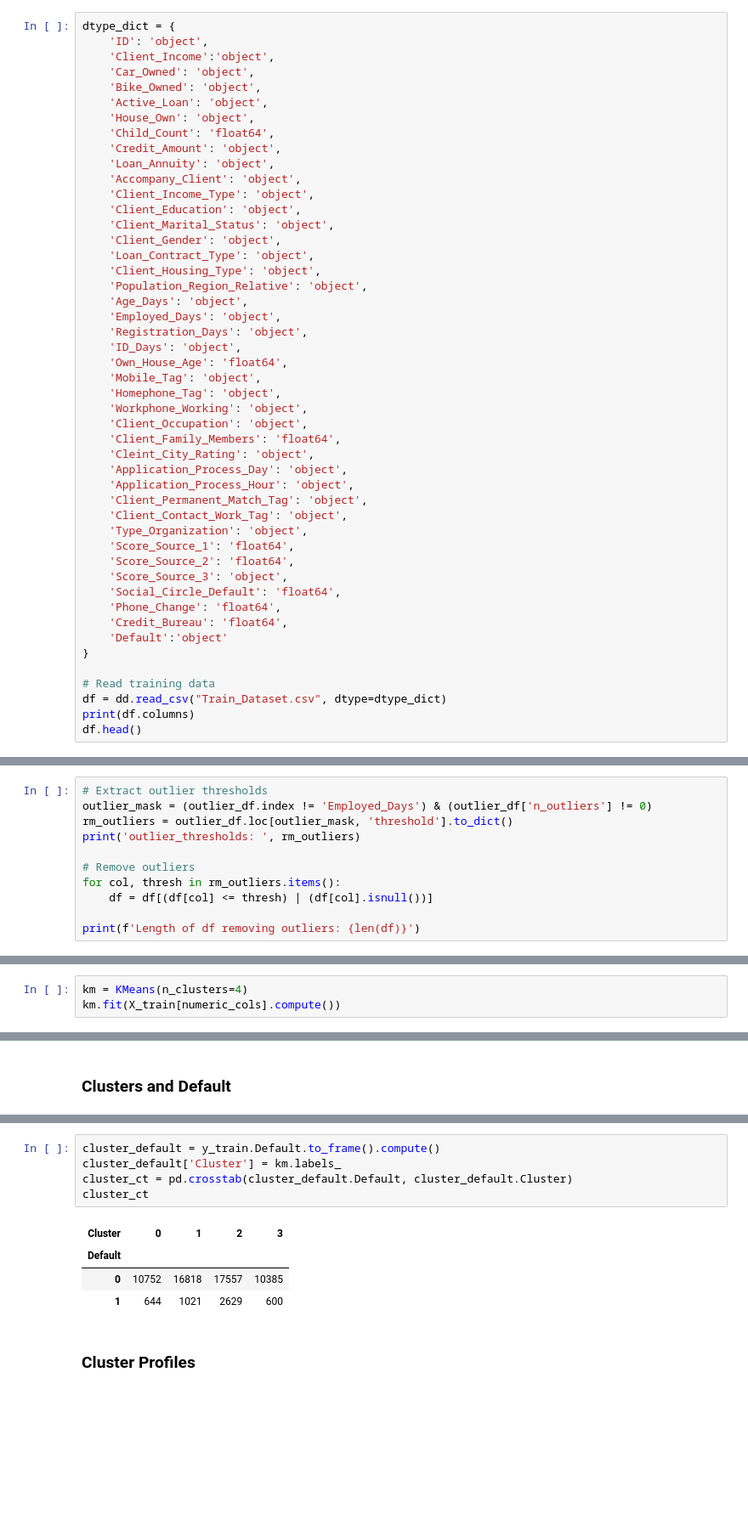
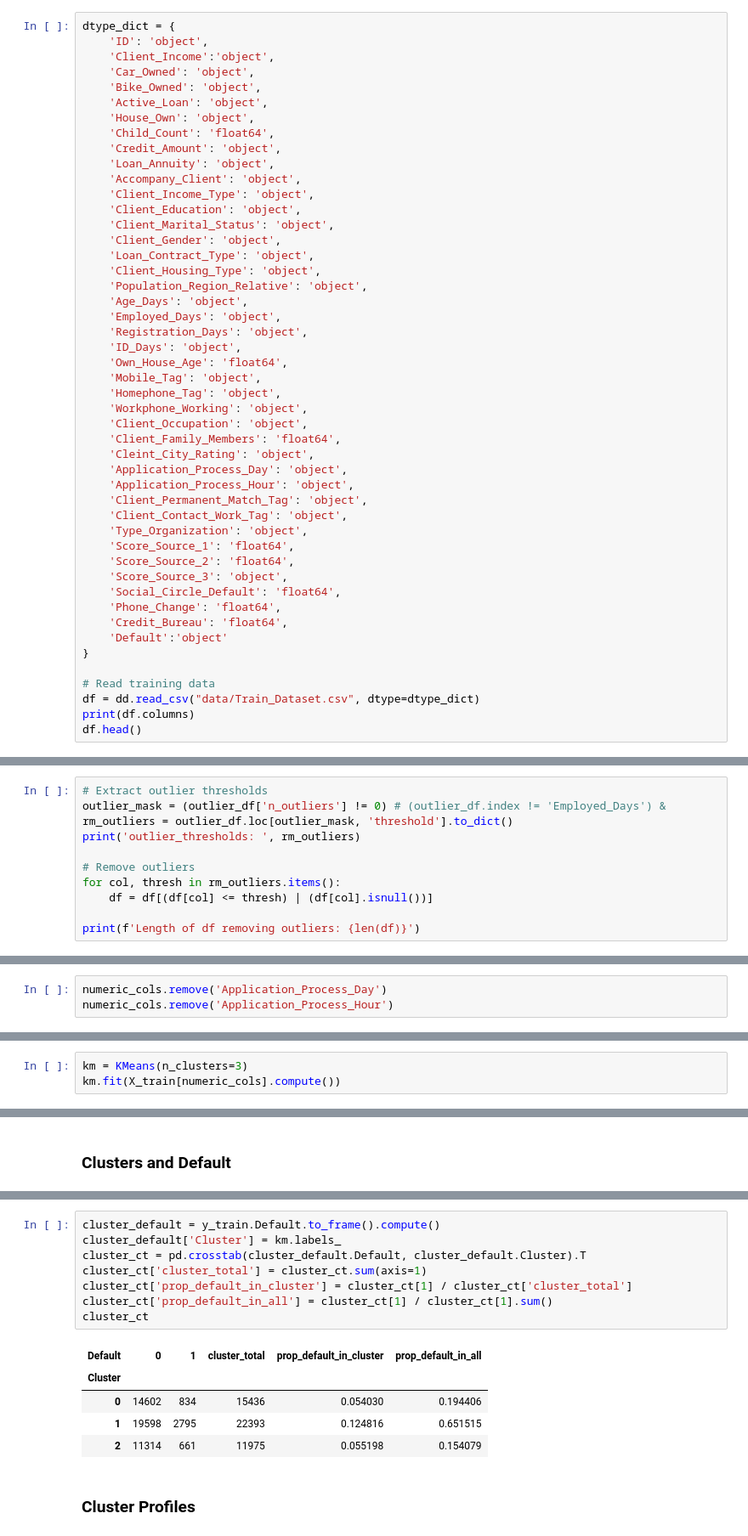
Before and after one commit to Steve-Glover/bda-dask-ml, a Jupyter notebook: sglover_bda_dask_ml.ipynb, the cells around one changed output, grey strips where cells are left out. Shown at 85% size. Drawn from its saved outputs; the diff is of its cells as text; blank space fills up the shorter version.

```diff
--- a/sglover_bda_dask_ml.ipynb
+++ b/sglover_bda_dask_ml.ipynb
@@ -115,7 +115,7 @@ dtype_dict = {
 }
 
 # Read training data
-df = dd.read_csv("Train_Dataset.csv", dtype=dtype_dict)
+df = dd.read_csv("data/Train_Dataset.csv", dtype=dtype_dict)
 print(df.columns)
 df.head()
 # %% [output]
@@ -568,7 +592,7 @@ outlier_df
 Do not remove Employed_Days
 # %%
 # Extract outlier thresholds
-outlier_mask = (outlier_df.index != 'Employed_Days') & (outlier_df['n_outliers'] != 0)
+outlier_mask = (outlier_df['n_outliers'] != 0) # (outlier_df.index != 'Employed_Days') &
 rm_outliers = outlier_df.loc[outlier_mask, 'threshold'].to_dict()
 print('outlier_thresholds: ', rm_outliers)
 
@@ -908,6 +932,9 @@ numeric_cols
  'Application_Process_Hour',
  'Phone_Change',
  'scores_mean']
+# %%
+numeric_cols.remove('Application_Process_Day')
+numeric_cols.remove('Application_Process_Hour')
 # %% [markdown]
 # Clustering
 ## Choosing K
@@ -936,6 +963,6 @@ plt.show()
 # %% [markdown]
 ### Cluster
 # %%
-km = KMeans(n_clusters=4)
+km = KMeans(n_clusters=3)
 km.fit(X_train[numeric_cols].compute())
 # %% [output]
@@ -959,12 +1007,16 @@ plt.show()
 # %%
 cluster_default = y_train.Default.to_frame().compute()
 cluster_default['Cluster'] = km.labels_
-cluster_ct = pd.crosstab(cluster_default.Default, cluster_default.Cluster)
+cluster_ct = pd.crosstab(cluster_default.Default, cluster_default.Cluster).T
+cluster_ct['cluster_total'] = cluster_ct.sum(axis=1)
+cluster_ct['prop_default_in_cluster'] = cluster_ct[1] / cluster_ct['cluster_total']
+cluster_ct['prop_default_in_all'] = cluster_ct[1] / cluster_ct[1].sum()
 cluster_ct
 # %% [output]
-| Cluster | 0 | 1 | 2 | 3 |
-| Default |  |  |  |  |
-| 0 | 10752 | 16818 | 17557 | 10385 |
-| 1 | 644 | 1021 | 2629 | 600 |
+| Default | 0 | 1 | cluster_total | prop_default_in_cluster | prop_default_in_all |
+| Cluster |  |  |  |  |  |
+| 0 | 14602 | 834 | 15436 | 0.054030 | 0.194406 |
+| 1 | 19598 | 2795 | 22393 | 0.124816 | 0.651515 |
+| 2 | 11314 | 661 | 11975 | 0.055198 | 0.154079 |
 # %% [markdown]
 ### Cluster Profiles
```
Also changed, not shown: parts of 27 cells of this notebook.
